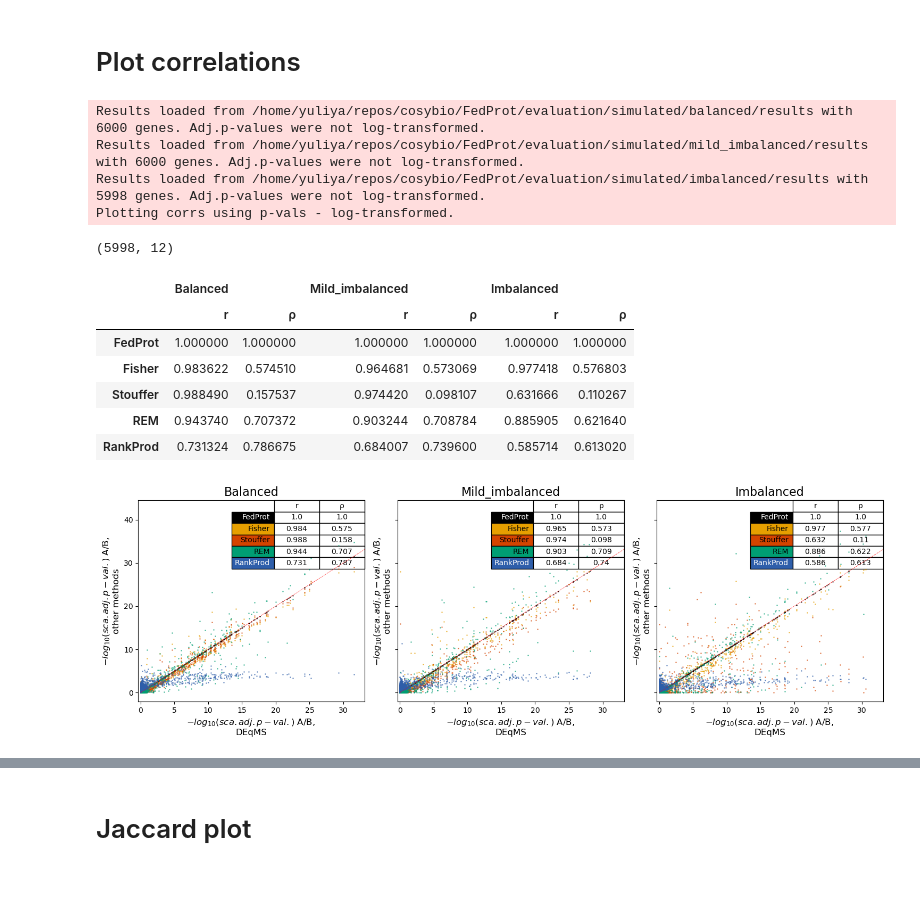
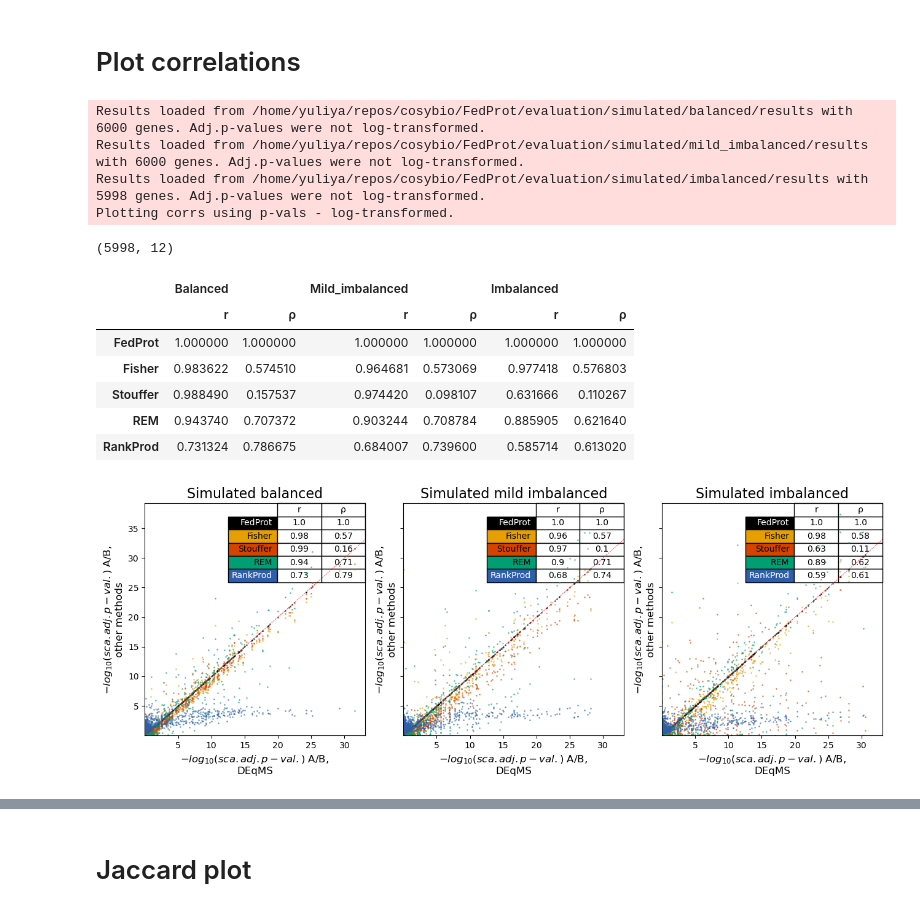
Before and after one commit to Freddsle/FedProt, a Jupyter notebook: evaluation/simulated/03_plot_results.ipynb, the cells around one changed output, grey strips where cells are left out. Cells and saved outputs as stored; diff of their text form; code cells hidden in the pictures; blank space fills up the shorter version.

Commit message:
finalized with imbalanced all

```diff
--- a/evaluation/simulated/03_plot_results.ipynb
+++ b/evaluation/simulated/03_plot_results.ipynb
@@ -133,35 +133,37 @@ dfs["Imbalanced"] = df
 
 
 print(dfs["Imbalanced"].shape)
 dfs["Imbalanced"].head(4)
 
 log_dfs = {k: log_transform_df(v) for k,v in dfs.items()}
 
 fp_eval.plt_results(
     log_dfs,
     methods=["FedProt","Fisher","Stouffer","REM","RankProd"],
     color_dict=color_dict,
     what="pv_",
     text="", dotsize=1,
     datasets=["Balanced", "Mild_imbalanced", "Imbalanced"],
     comparsions = ["A/B", "A/B", "A/B"],
     add_table=True,
-    figsize=(15, 5),
+    figsize=(13, 5),
+    after_comma=2,
+    titles = ["Simulated balanced", "Simulated mild imbalanced", "Simulated imbalanced"]
 )
 # %% [output]
 Results loaded from /home/yuliya/repos/cosybio/FedProt/evaluation/simulated/balanced/results with 6000 genes. Adj.p-values were not log-transformed.
 Results loaded from /home/yuliya/repos/cosybio/FedProt/evaluation/simulated/mild_imbalanced/results with 6000 genes. Adj.p-values were not log-transformed.
 Results loaded from /home/yuliya/repos/cosybio/FedProt/evaluation/simulated/imbalanced/results with 5998 genes. Adj.p-values were not log-transformed.
 Plotting corrs using p-vals - log-transformed.
 (5998, 12)
 |  | Balanced |  | Mild_imbalanced |  | Imbalanced |  |
 |  | r | ρ | r | ρ | r | ρ |
 | FedProt | 1.000000 | 1.000000 | 1.000000 | 1.000000 | 1.000000 | 1.000000 |
 | Fisher | 0.983622 | 0.574510 | 0.964681 | 0.573069 | 0.977418 | 0.576803 |
 | Stouffer | 0.988490 | 0.157537 | 0.974420 | 0.098107 | 0.631666 | 0.110267 |
 | REM | 0.943740 | 0.707372 | 0.903244 | 0.708784 | 0.885905 | 0.621640 |
 | RankProd | 0.731324 | 0.786675 | 0.684007 | 0.739600 | 0.585714 | 0.613020 |
-[figure, old version]
+[figure, new version]
 # %%
 fp_eval.plt_results(
     log_dfs,
```
Also changed, not shown: parts of 2 cells of this notebook, 7 other files.
